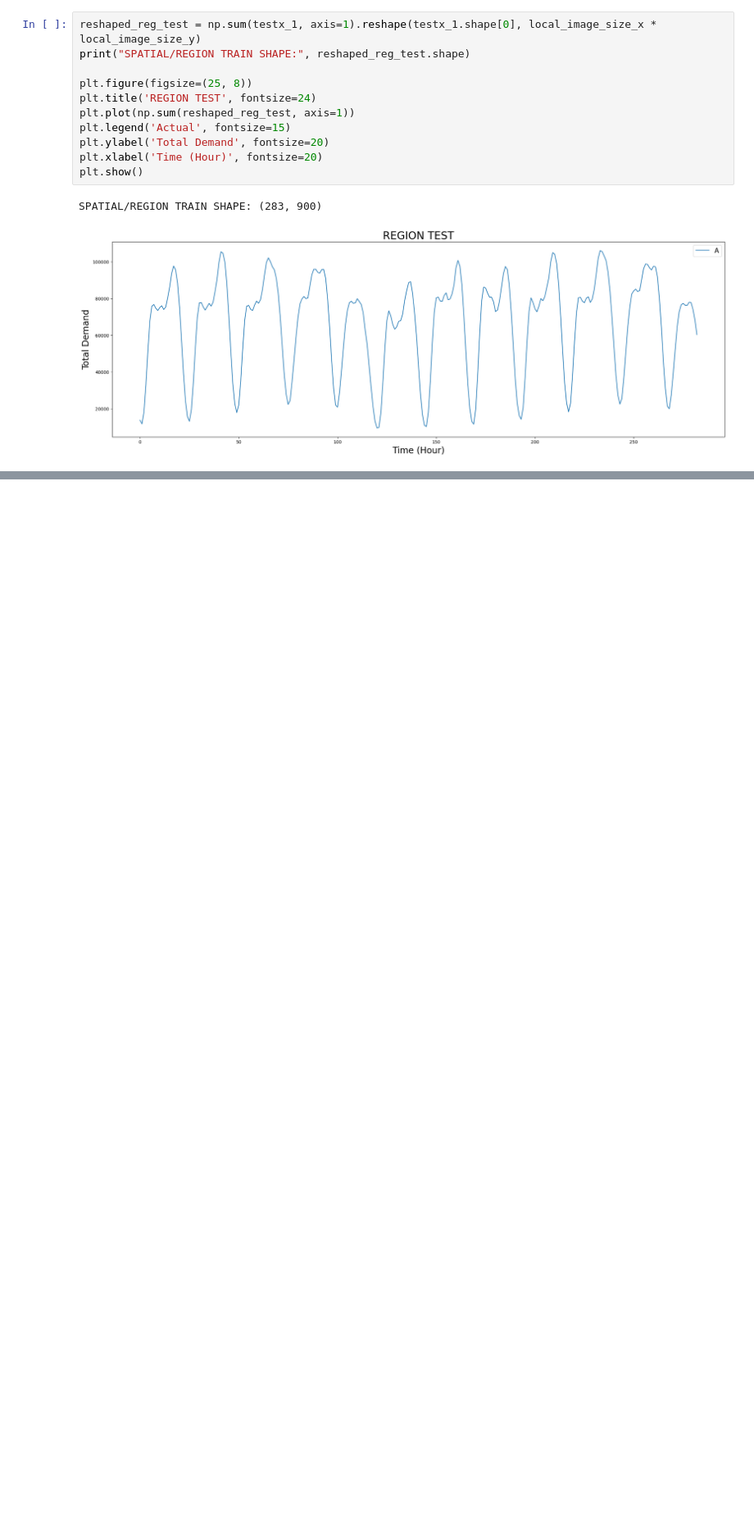
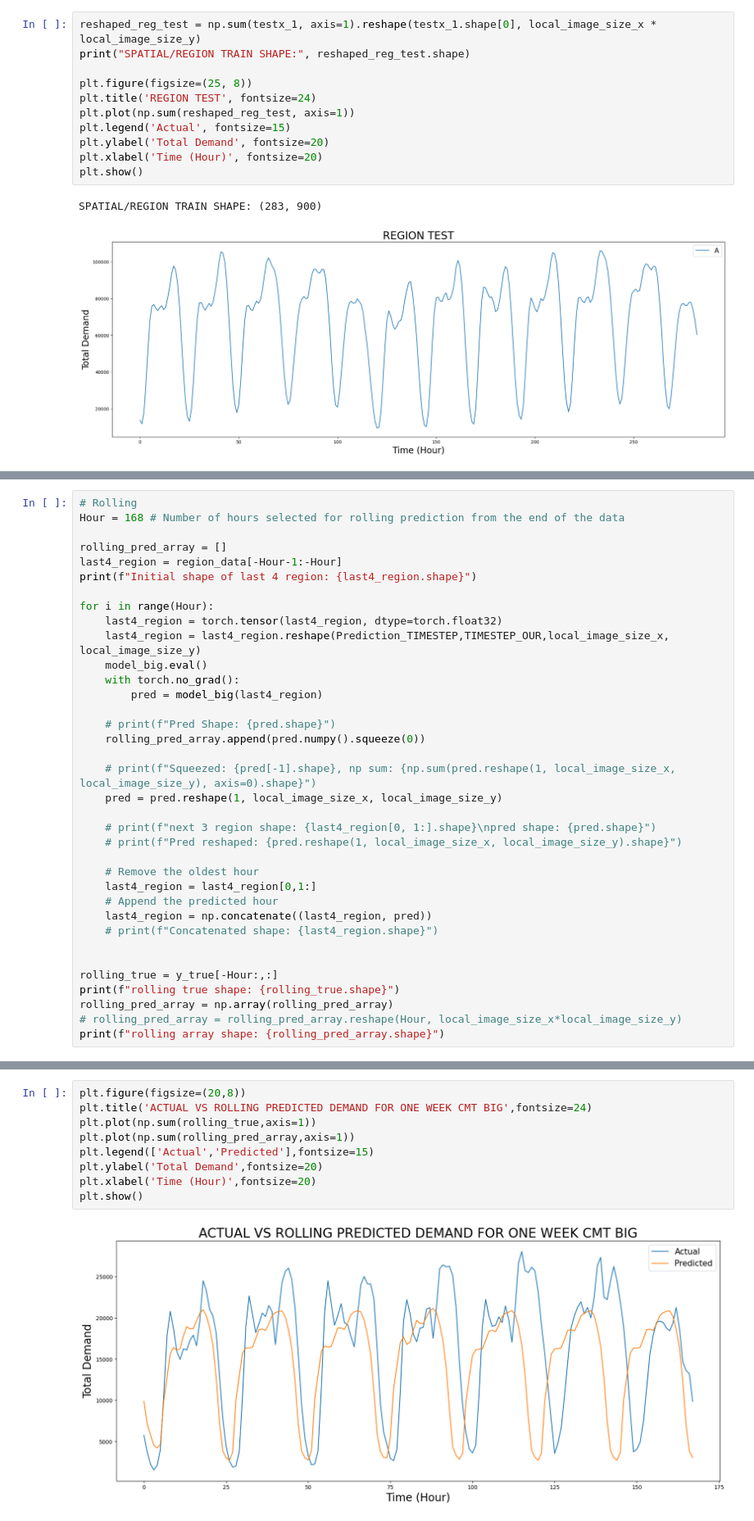
Before and after one commit to Mustafa-Ashfaq81/Traffic_Prediction_CMT_NYCTaxi, a Jupyter notebook: EDA.ipynb, the cells around one changed output, grey strips where cells are left out. Shown at 82% size. Drawn from its saved outputs; the diff is of its cells as text; blank space fills up the shorter version.

Commit message:
Val loss, rolling(need work)

```diff
--- a/EDA.ipynb
+++ b/EDA.ipynb
@@ -231,0 +278,36 @@ plt.show()
+# %%
+# Rolling
+Hour = 168 # Number of hours selected for rolling prediction from the end of the data
+
+rolling_pred_array = []
+last4_region = region_data[-Hour-1:-Hour]
+print(f"Initial shape of last 4 region: {last4_region.shape}")
+
+for i in range(Hour):
+    last4_region = torch.tensor(last4_region, dtype=torch.float32)
+    last4_region = last4_region.reshape(Prediction_TIMESTEP,TIMESTEP_OUR,local_image_size_x, local_image_size_y)
+    model_big.eval()
+    with torch.no_grad():
+        pred = model_big(last4_region)
+
+    # print(f"Pred Shape: {pred.shape}")
+    rolling_pred_array.append(pred.numpy().squeeze(0))
+
+    # print(f"Squeezed: {pred[-1].shape}, np sum: {np.sum(pred.reshape(1, local_image_size_x, local_image_size_y), axis=0).shape}")
+    pred = pred.reshape(1, local_image_size_x, local_image_size_y)
+
+    # print(f"next 3 region shape: {last4_region[0, 1:].shape}\npred shape: {pred.shape}")
+    # print(f"Pred reshaped: {pred.reshape(1, local_image_size_x, local_image_size_y).shape}")
+
+    # Remove the oldest hour
+    last4_region = last4_region[0,1:]
+    # Append the predicted hour
+    last4_region = np.concatenate((last4_region, pred))
+    # print(f"Concatenated shape: {last4_region.shape}")
+
+
+rolling_true = y_true[-Hour:,:]
+print(f"rolling true shape: {rolling_true.shape}")
+rolling_pred_array = np.array(rolling_pred_array)
+# rolling_pred_array = rolling_pred_array.reshape(Hour, local_image_size_x*local_image_size_y)
+print(f"rolling array shape: {rolling_pred_array.shape}")
@@ -231,0 +328,11 @@ plt.show()
+# %%
+plt.figure(figsize=(20,8))
+plt.title('ACTUAL VS ROLLING PREDICTED DEMAND FOR ONE WEEK CMT BIG',fontsize=24)
+plt.plot(np.sum(rolling_true,axis=1))
+plt.plot(np.sum(rolling_pred_array,axis=1))
+plt.legend(['Actual','Predicted'],fontsize=15)
+plt.ylabel('Total Demand',fontsize=20)
+plt.xlabel('Time (Hour)',fontsize=20)
+plt.show()
+# %% [output]
+[figure, added]
```
Also changed, not shown: parts of 12 cells of this notebook, 12 other files.
